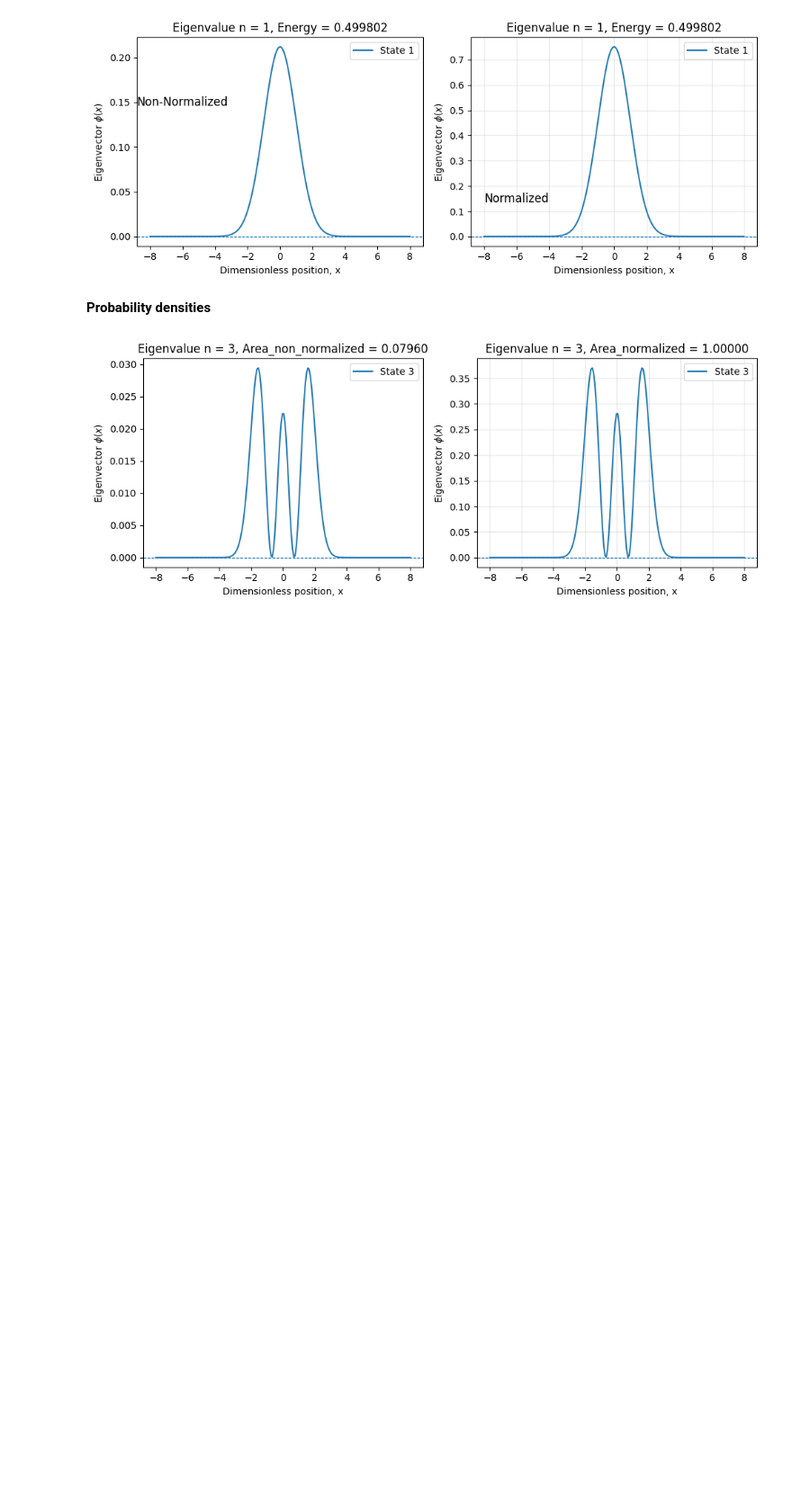
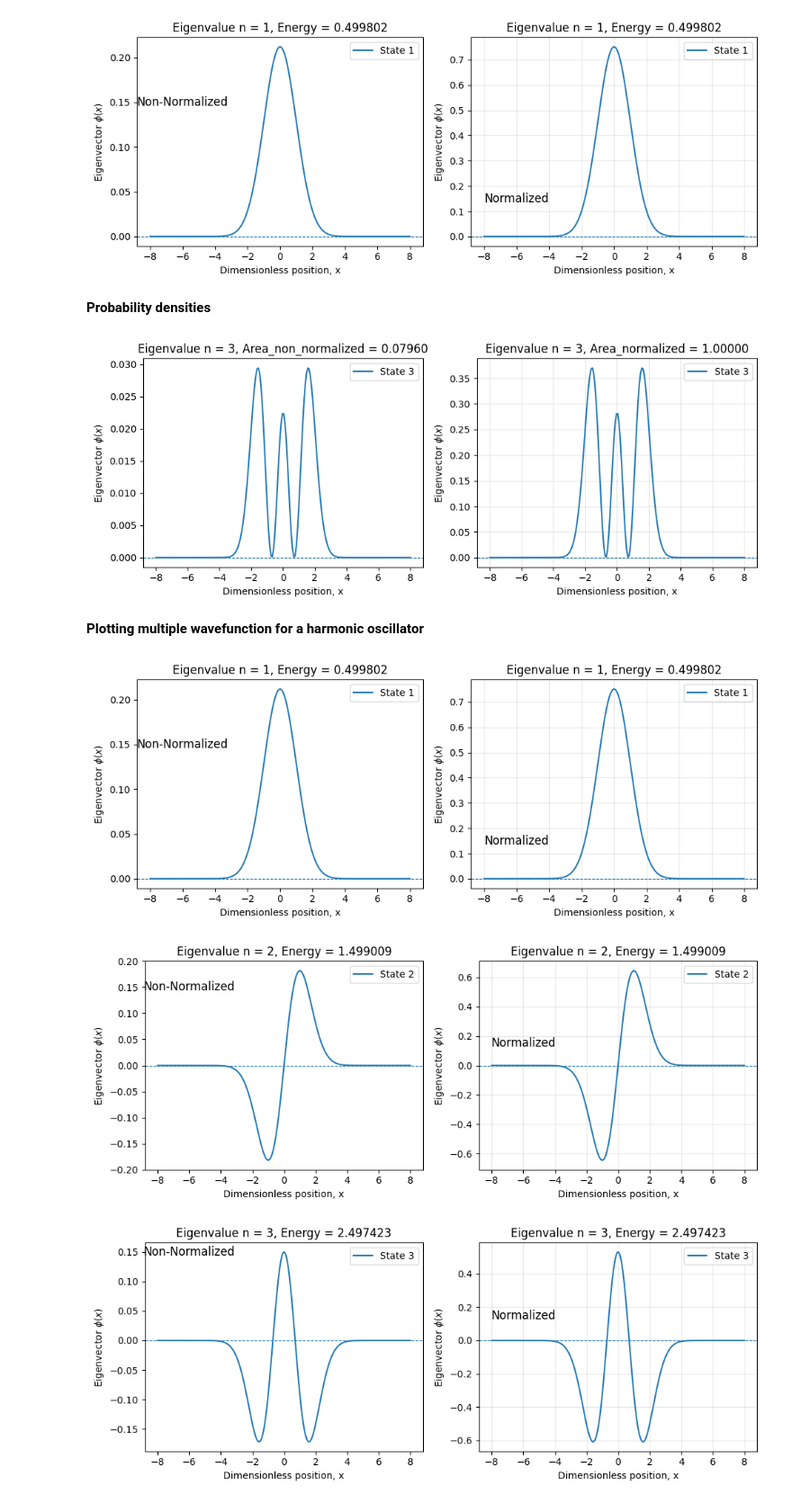
Before and after one commit to DeepakSingh169/QuantumMechanics, a Jupyter notebook: SchrodingerEquation.ipynb, the cells around one changed output. Shown at 90% size. Drawn from its saved outputs; the diff is of its cells as text; code cells hidden in the pictures; blank space fills up the shorter version.

```diff
--- a/SchrodingerEquation.ipynb
+++ b/SchrodingerEquation.ipynb
@@ -58,12 +86,10 @@ def solve_and_plot(xi,xf,interior_points,state_index,potential_values):
 # %%
 interior_points = 1000
-potential_values = np.zeros(interior_points)
 
 x, phi, energy = solve_and_plot(
     xi=0,
     xf=1,
     interior_points=interior_points,
-    state_index=0,
-    potential_values=potential_values
+    state_index=0
 )
 # %% [output]
@@ -73,9 +98,8 @@ Normalization = 1.0
 **Comparing energy values with n**
 # %%
 interior_points = 1000
-potential_values = np.zeros(interior_points)
 states = [0,1,2,3,4]
 plt.figure(figsize= (4,4))
 for state_index in states:
-    x, phi, energy = solve_and_plot(xi=0,xf=1,interior_points=interior_points,state_index=state_index,potential_values=potential_values)
+    x, phi, energy = solve_and_plot(xi=0,xf=1,interior_points=interior_points,state_index=state_index)
 # %% [output]
@@ -376,6 +408,7 @@ def solve_harmonic_potential(xi,xf,interior_points,state_index):
 
 def plot_harmonic_potential(full_grid,phi,phi_normalized,energy_value,state_index):
   quantum_number = state_index + 1
+  potential_values = harmonic_potential(full_grid)
   fig,(ax1,ax2) = plt.subplots(1,2,figsize=(10,4))
   ax1.plot(full_grid,phi,label=f"State {quantum_number}")
   ax1.axhline(0,linewidth=0.8,linestyle="--")
@@ -449,3 +482,18 @@ phi,full_grid,phi_normalized,energy_value = solve_harmonic_potential(xi,xf,inter
 harmonic_probability_curve(full_grid,phi,phi_normalized,state_index)
 # %% [output]
 [figure]
+# %% [markdown]
+**Plotting multiple wavefunction for a harmonic oscillator**
+# %%
+xi = -8
+xf = 8
+interior_points = 200
+state_index_arr = [0,1,2,3,4]
+
+for state_index in state_index_arr:
+    phi,full_grid,phi_normalized,energy_value = solve_harmonic_potential(xi,xf,interior_points,state_index)
+    plot_harmonic_potential(full_grid,phi,phi_normalized,energy_value,state_index)
+# %% [output]
+[figure, added]
+[figure, added]
+[figure, added]
```
Also changed, not shown: parts of 15 cells of this notebook.
